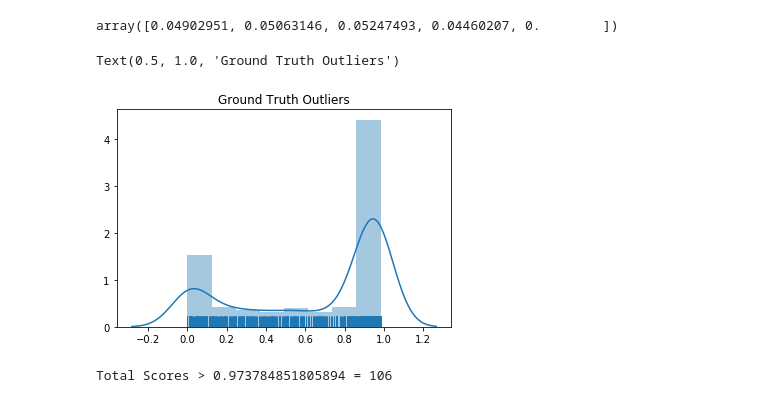
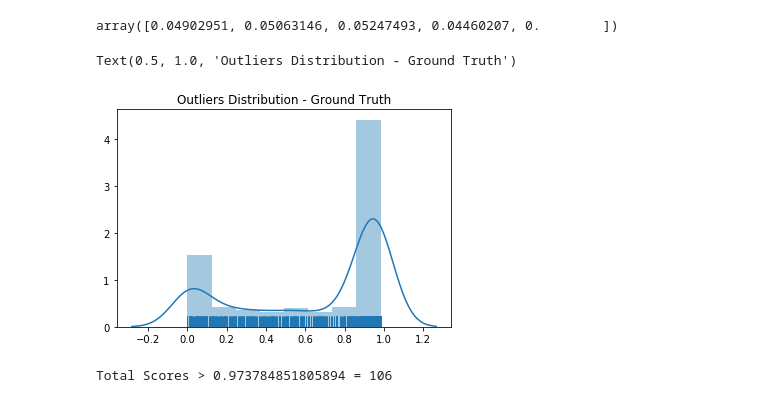
Before and after one commit to crodriguez1a/audio-repair, a Jupyter notebook: notebooks/submission/Clustering + Anomaly Detection.ipynb, the cells around one changed output. Cells and saved outputs as stored; diff of their text form; code cells hidden in the pictures.

Commit message:
Checkpoint
- More clustering visualizations and analysis
- general clean up
- util functions

```diff
--- a/notebooks/submission/Clustering + Anomaly Detection.ipynb
+++ b/notebooks/submission/Clustering + Anomaly Detection.ipynb
@@ -59,7 +68,7 @@ def search_param(method:callable, key:str, mn:int=2, mx:int=9, params:dict={}) -
 
     return val
 # %%
-G_k = search_param(G_clusterer.apply_kmeans, 'n_clusters', mn=2, mx=20,)
+G_k = search_param(G_clusterer.apply_kmeans, 'n_clusters', mn=2, mx=20)
 G_km_SilScore = G_clusterer.apply_kmeans({'n_clusters': G_k})
 G_kmeans = G_clusterer.kmeans
 G_km_labels:list = G_kmeans.labels_
@@ -124,15 +186,15 @@ Silhouette Score: 0.5319491
 # %% [markdown]
 Establish baseline for outliers
 # %%
-G_outlier_scores = G_clusterer.hdbscan.outlier_scores_
+G_outlier_scores:np.ndarray = G_clusterer.hdbscan.outlier_scores_
 G_outlier_scores[:5]
 # %% [output]
 array([0.04902951, 0.05063146, 0.05247493, 0.04460207, 0.        ])
 # %%
 sns.distplot(G_outlier_scores[np.isfinite(G_outlier_scores)],
              rug=True,)
-plt.title("Ground Truth Outliers")
+plt.title("Outliers Distribution - Ground Truth")
 # %% [output]
-Text(0.5, 1.0, 'Ground Truth Outliers')
+Text(0.5, 1.0, 'Outliers Distribution - Ground Truth')
-[figure, old version]
+[figure, new version]
 # %%
```
Also changed, not shown: parts of 40 cells of this notebook, 13 other files.
